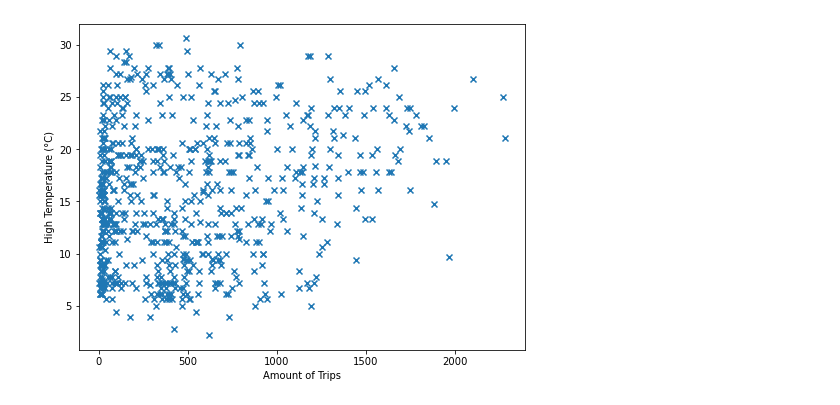
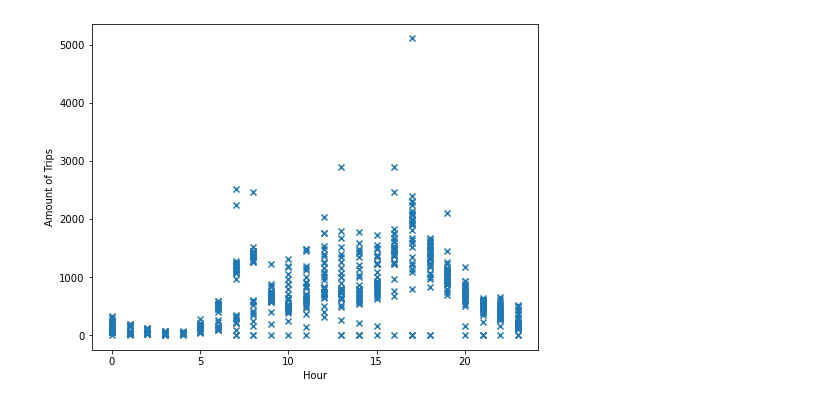
Before and after one commit to agruenb/PrescriptiveStruggle_BikeSharing, a Jupyter notebook: LeaWorkspace/Prediction_Tree.ipynb, the cells around one changed output. Drawn from its saved outputs; the diff is of its cells as text; code cells hidden in the pictures.

```diff
--- a/LeaWorkspace/Prediction_Tree.ipynb
+++ b/LeaWorkspace/Prediction_Tree.ipynb
@@ -48,12 +39,13 @@ chicago_m.head(3)
 # %%
-# hinzufügen der Wetterdaten
+#get weather
 weather = pd.read_csv("weather_hourly_chicago.csv",parse_dates = ["date_time"])
-#add day feature
-#only keep may 2016 data
-weather = weather[weather["date_time"].apply(lambda x:x.year == 2016 and x.month == 5)]
+#only keep 2016 data
+weather = weather[weather["date_time"].apply(lambda x:x.year == 2016)]
 weather = weather.dropna()
+#add month, day, hour
+weather["month"] = weather["date_time"].apply(lambda x:x.month)
+weather["day"] = weather["date_time"].apply(lambda x:x.day)
 weather["hour"] = weather["date_time"].apply(lambda x:x.hour)
-weather["day"] = weather["date_time"].apply(lambda x:x.day)
 weather.sort_values(by="date_time")
 weather.head(1)
 # %% [output]
@@ -62,5 +54,6 @@ weather.head(1)
 # %%
-chicago_m = chicago_m.merge(weather[["max_temp","min_temp","precip","hour","day"]],left_on=["day","hour"],right_on=["day","hour"])
-chicago_m.head()
+#merge weather and bikesharing data
+all_data = chicago_m.merge(weather[["max_temp","min_temp","precip","month","day","hour"]],left_on=["month","day","hour"],right_on=["month","day","hour"])
+all_data.head(1)
 # %% [output]
 |  | Unnamed: 0 | start_time | end_time | start_station_id | end_station_id | start_station_name | ... |
@@ -81,0 +61,12 @@ feature_data.head(1)
+# %%
+relevant_columns = all_data[["start_time","month","day","hour","duration","max_temp","precip","bike_id"]]
+# aggregate the samples into hourly chunks
+relevant_columns = all_data[["start_time","month","day","hour","duration","max_temp","precip","bike_id"]]
+feature_data = relevant_columns.groupby(pd.Grouper(key='start_time',freq='1H')).agg({"month":"mean","day":"mean","hour":"mean","duration":"mean","max_temp":"mean","precip":"mean","bike_id":"count"})
+feature_data.rename(columns={"duration":"mean_duration","bike_id":"trips"}, inplace=True)
+# deal with null values
+feature_data.loc[feature_data["month"].isna(),"month"] = feature_data.index.to_series().apply(lambda x: x.month)
+feature_data.loc[feature_data["day"].isna(),"day"] = feature_data.index.to_series().apply(lambda x: x.day)
+feature_data.loc[feature_data["hour"].isna(),"hour"] = feature_data.index.to_series().apply(lambda x: x.hour)
+feature_data = feature_data.fillna(method="ffill")
+feature_data.head(1)
@@ -81,0 +77,2 @@ feature_data.head(1)
+# %%
+feature_data["isWeekday"] = feature_data.index.to_series().apply(lambda x: 1 if x.dayofweek in [5,6] else 0)
@@ -82,10 +89,10 @@ feature_data.head(1)
 # %%
-Xp = feature_data["trips"].values
-Yp = feature_data["max_temp"].values
+Xp = feature_data["hour"]
+Yp = feature_data["trips"].values
 plt.figure(figsize = (8,6))
 plt.scatter(Xp, Yp, marker="x")
-plt.xlabel("Amount of Trips")
-plt.ylabel("High Temperature (°C)")
+plt.xlabel("Hour")
+plt.ylabel("Amount of Trips")
 plt.show()
 # %% [output]
-[figure, old version]
+[figure, new version]
```
Also changed, not shown: parts of 15 cells of this notebook.
